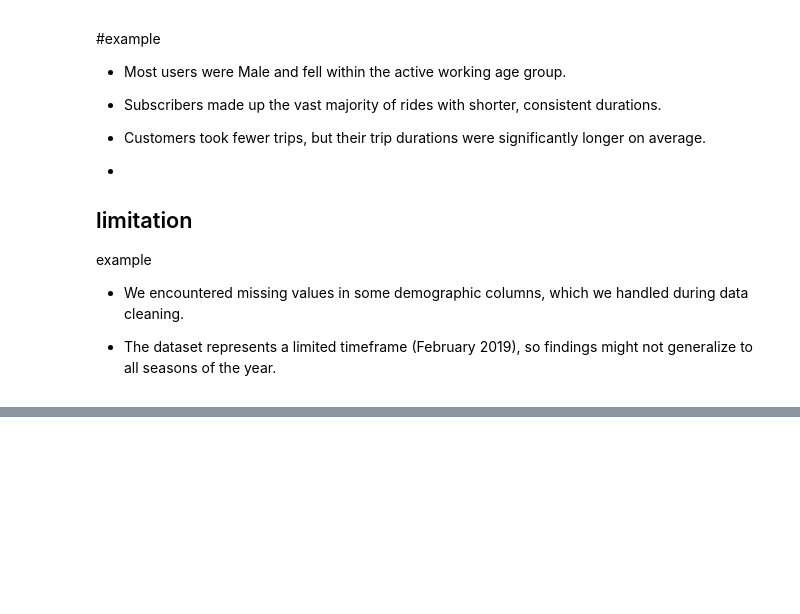
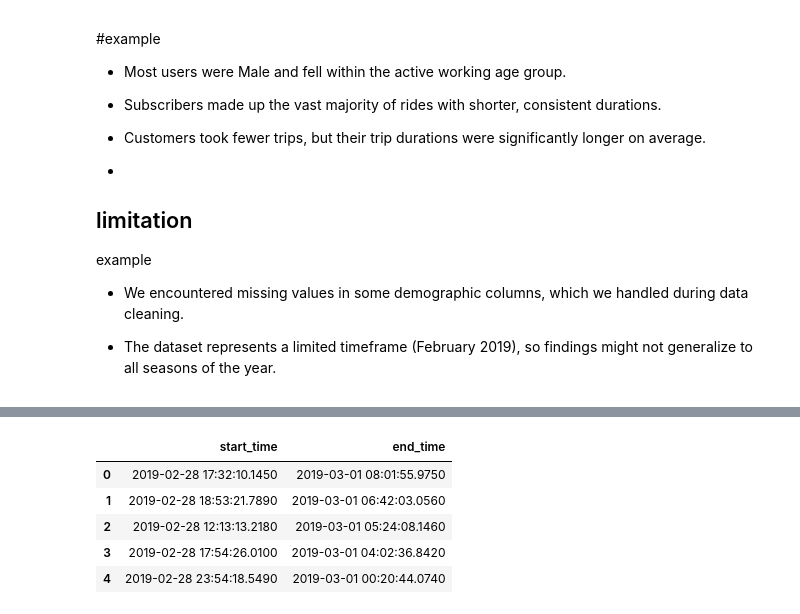
Before and after one commit to basmala-ai-engineer/DEPI-Projects, a Jupyter notebook: DEPI-Projects/Data_preprocessing/Phase_1/datasciece-Final-Project-Basmala_Magdy.ipynb, the cells around one changed output, grey strips where cells are left out. Drawn from its saved outputs; the diff is of its cells as text; code cells hidden in the pictures; blank space fills up the shorter version.

```diff
--- a/DEPI-Projects/Data_preprocessing/Phase_1/datasciece-Final-Project-Basmala_Magdy.ipynb
+++ b/DEPI-Projects/Data_preprocessing/Phase_1/datasciece-Final-Project-Basmala_Magdy.ipynb
@@ -928,0 +955,9 @@ example
+# %%
+df[["start_time", "end_time"]].head()
+# %% [output]
+|  | start_time | end_time |
+| 0 | 2019-02-28 17:32:10.1450 | 2019-03-01 08:01:55.9750 |
+| 1 | 2019-02-28 18:53:21.7890 | 2019-03-01 06:42:03.0560 |
+| 2 | 2019-02-28 12:13:13.2180 | 2019-03-01 05:24:08.1460 |
+| 3 | 2019-02-28 17:54:26.0100 | 2019-03-01 04:02:36.8420 |
+| 4 | 2019-02-28 23:54:18.5490 | 2019-03-01 00:20:44.0740 |
```
Also changed, not shown: parts of 17 cells of this notebook, 4 other files.
